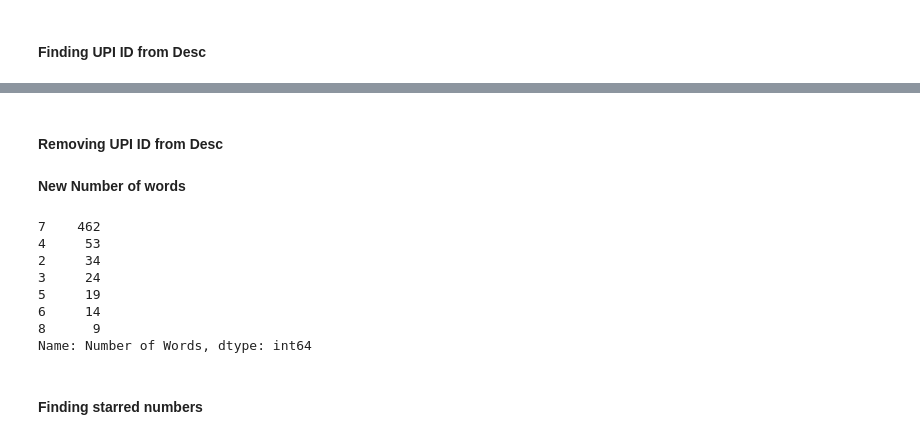
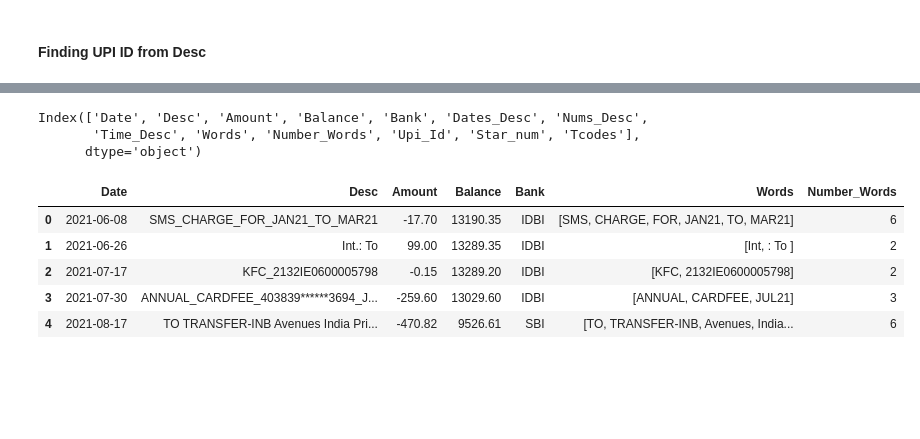
Before and after one commit to Ganesh4693/Financial-Analysis, a Jupyter notebook: Financial 2.0.ipynb, the cells around one changed output, grey strips where cells are left out. Saved outputs shown, nothing was run; the diff lists cells and outputs as text; code cells hidden in the pictures; blank space fills up the shorter version.

```diff
--- a/Financial 2.0.ipynb
+++ b/Financial 2.0.ipynb
@@ -303,0 +290,2 @@ Name: Number of Words, dtype: int64
+# %%
+Banks6['Words']=Banks6.apply(lambda x: rem_2(x.Words,x.Upi_Id,x.Star_num,x.Tcodes), axis=1)
@@ -303,0 +294,2 @@ Name: Number of Words, dtype: int64
+# %%
+Banks6['Number_Words']=Banks6.Words.apply(len)
@@ -310,4 +311,0 @@ def find_upiid(words):
-# %%
-Banks7['Upi_Id']=Banks7.Words.apply(find_upiid)
-# %% [markdown]
-#### Removing UPI ID from Desc
@@ -319 +312,18 @@ def rem_upiid(words,id):
+# %%
+Banks7.columns
+# %% [output]
+Index(['Date', 'Desc', 'Amount', 'Balance', 'Bank', 'Dates_Desc', 'Nums_Desc',
+       'Time_Desc', 'Words', 'Number_Words', 'Upi_Id', 'Star_num', 'Tcodes'],
+      dtype='object')
+# %%
+Banks7.drop(['Dates_Desc','Nums_Desc','Time_Desc','Upi_Id','Star_num', 'Tcodes'],axis=1,inplace=True)
+# %%
+Banks7.head()
+# %% [output]
+|  | Date | Desc | Amount | Balance | Bank | Words | Number_Words |
+| 0 | 2021-06-08 | SMS_CHARGE_FOR_JAN21_TO_MAR21 | -17.70 | 13190.35 | IDBI | [SMS, CHARGE, FOR, JAN21, TO, MAR21] | 6 |
+| 1 | 2021-06-26 | Int.: To | 99.00 | 13289.35 | IDBI | [Int, : To ] | 2 |
+| 2 | 2021-07-17 | KFC_2132IE0600005798 | -0.15 | 13289.20 | IDBI | [KFC, 2132IE0600005798] | 2 |
+| 3 | 2021-07-30 | ANNUAL_CARDFEE_403839******3694_J... | -259.60 | 13029.60 | IDBI | [ANNUAL, CARDFEE, JUL21] | 3 |
+| 4 | 2021-08-17 | TO TRANSFER-INB Avenues India Pri... | -470.82 | 9526.61 | SBI | [TO, TRANSFER-INB, Avenues, India... | 6 |
 # %%
@@ -321,16 +331,0 @@ Banks7['Words']=Banks7.apply(lambda x: rem_upiid(x.Words,x.Upi_Id), axis=1)
-# %% [markdown]
-**New Number of words**
-# %%
-Banks7['Number of Words']=Banks7.Words.apply(len)
-Banks7['Number of Words'].value_counts()
-# %% [output]
-7    462
-4     53
-2     34
-3     24
-5     19
-6     14
-8      9
-Name: Number of Words, dtype: int64
-# %% [markdown]
-#### Finding starred numbers
```
Also changed, not shown: parts of 55 cells of this notebook.
